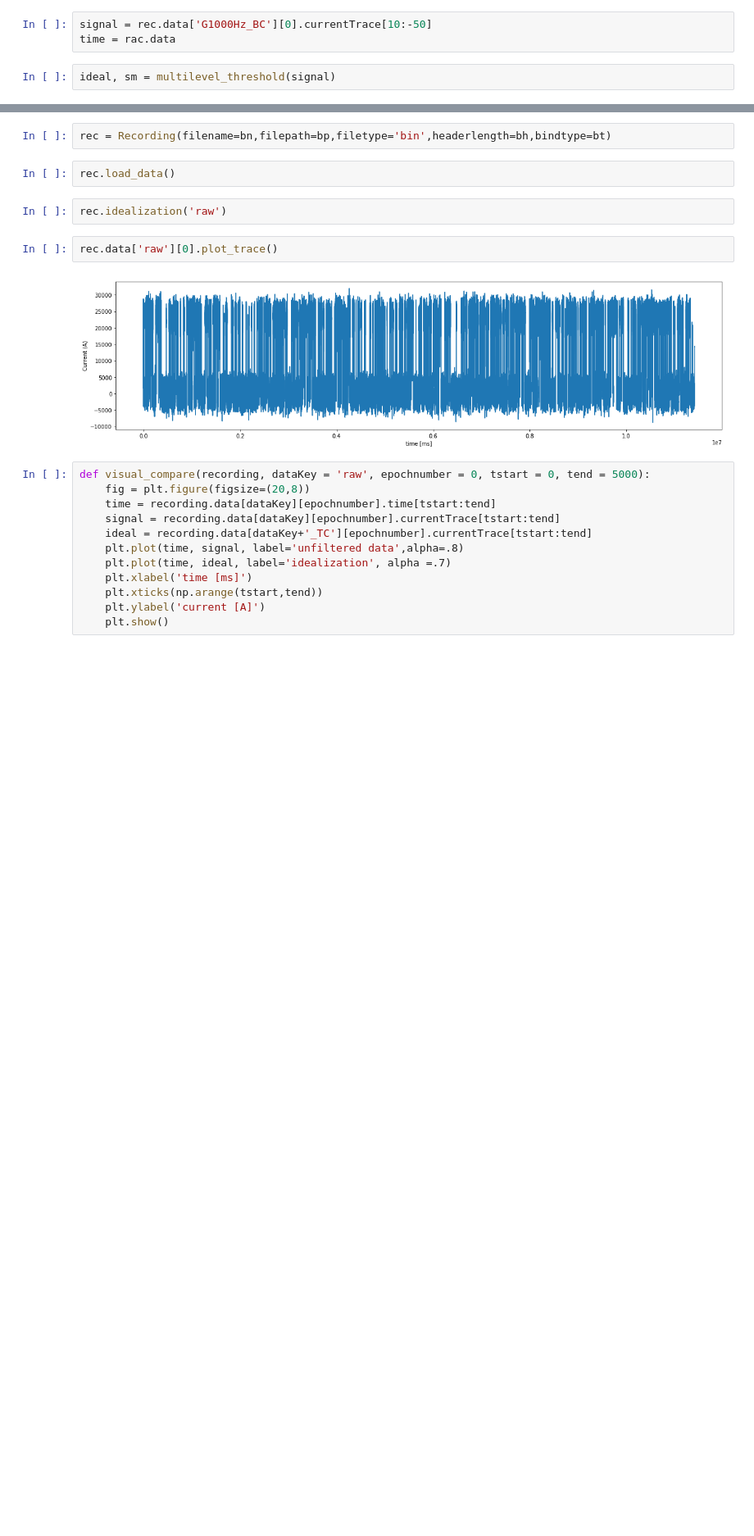
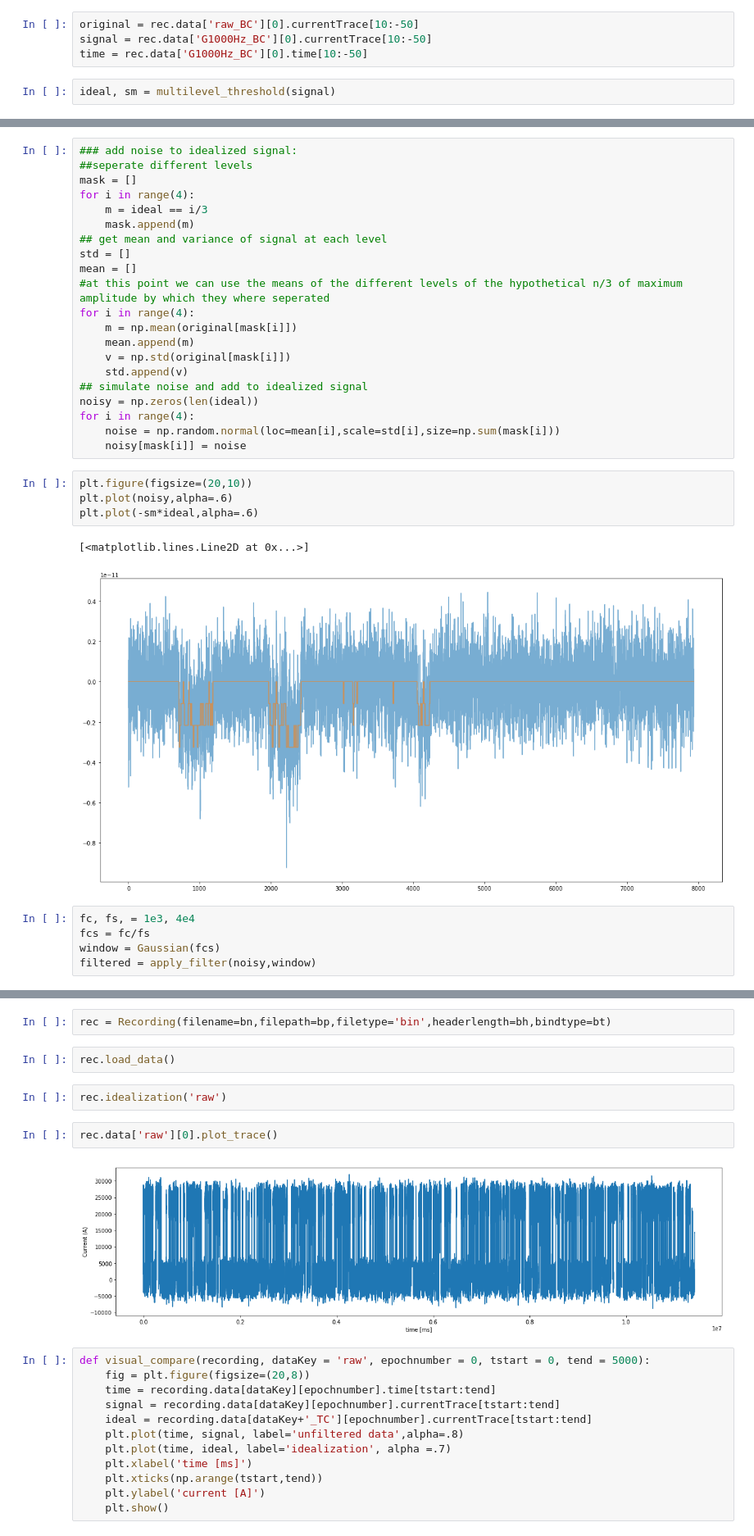
Before and after one commit to AGPlested/ASCAM, a Jupyter notebook: model.ipynb, the cells around one changed output, grey strips where cells are left out. Shown: that part at 82% size. Cells and saved outputs as stored; diff of their text form; blank space fills up the shorter version.

```diff
--- a/model.ipynb
+++ b/model.ipynb
@@ -217,5 +201,6 @@ rec.data['G1000Hz_BC']
 # %%
+original = rec.data['raw_BC'][0].currentTrace[10:-50]
 signal = rec.data['G1000Hz_BC'][0].currentTrace[10:-50]
-time = rac.data
+time = rec.data['G1000Hz_BC'][0].time[10:-50]
 # %%
 ideal, sm = multilevel_threshold(signal)
@@ -237,0 +214,33 @@ plt.show()
+# %%
+### add noise to idealized signal:
+##seperate different levels
+mask = []
+for i in range(4):
+    m = ideal == i/3
+    mask.append(m)
+## get mean and variance of signal at each level
+std = []
+mean = []
+#at this point we can use the means of the different levels of the hypothetical n/3 of maximum amplitude by which they where seperated
+for i in range(4):
+    m = np.mean(original[mask[i]])
+    mean.append(m)
+    v = np.std(original[mask[i]])
+    std.append(v)
+## simulate noise and add to idealized signal
+noisy = np.zeros(len(ideal))
+for i in range(4):
+    noise = np.random.normal(loc=mean[i],scale=std[i],size=np.sum(mask[i]))
+    noisy[mask[i]] = noise
+# %%
+plt.figure(figsize=(20,10))
+plt.plot(noisy,alpha=.6)
+plt.plot(-sm*ideal,alpha=.6)
+# %% [output]
+[<matplotlib.lines.Line2D at 0x...>]
+[figure, added]
+# %%
+fc, fs, = 1e3, 4e4
+fcs = fc/fs
+window = Gaussian(fcs)
+filtered = apply_filter(noisy,window)
```
Also changed, not shown: parts of 13 cells of this notebook, 1 other file.
